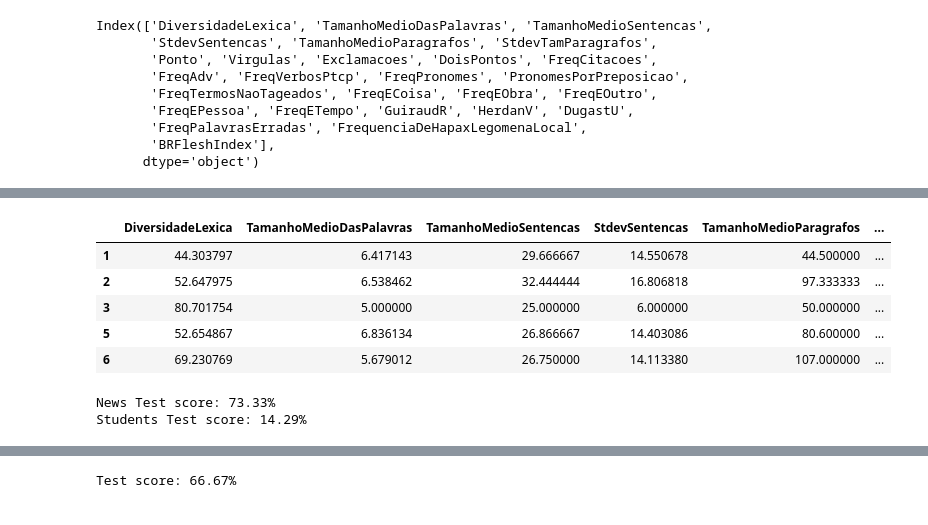
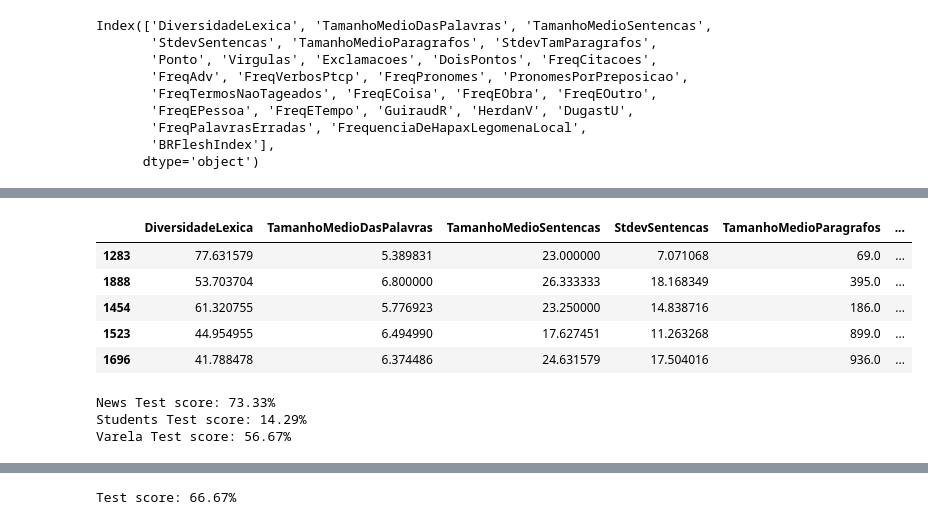
Before and after one commit to Daanielvb/authorship-classification, a Jupyter notebook: news_dataset_comparison.ipynb, the cells around one changed output, grey strips where cells are left out. Cells and saved outputs as stored; diff of their text form; code cells hidden in the pictures.

```diff
--- a/news_dataset_comparison.ipynb
+++ b/news_dataset_comparison.ipynb
@@ -31,6 +31,14 @@ print(id)
 news_filename = 'news-data.csv'
 downloaded = drive.CreateFile({'id':id})
 downloaded.GetContentFile(news_filename)
+
+# varela stylo dataset
+varela_link = 'https://drive.google.com/open?id=1_RZDCOie5xAD2IMcrLFFMNZjkzHtZQEl'
+fluff, id = varela_link.split('=')
+print(id)
+varela_filename = 'varela-data.csv'
+downloaded = drive.CreateFile({'id':id})
+downloaded.GetContentFile(varela_filename)
 # %% [output]
 15e0XWZR1CYx0nyBOLasWJuwMyFgF-U5l
 1C5MS8fWH2yS5GKS_TVddhuXPgR63JC-c
@@ -72,6 +91,10 @@ from imblearn.over_sampling import SMOTE
 # read dataset
 df = pd.read_csv(filename)
 df_news = pd.read_csv(news_filename)
+df_varela = pd.read_csv(varela_filename)
+
+# Remove subject column
+df_varela.pop('Subject')
 
 # Remove single class entries (We need at least 3 samples of an author)#
 df = df.groupby('Author').filter(lambda x: len(x) > 3)
@@ -80,6 +113,7 @@ df = df.groupby('Author').filter(lambda x: len(x) > 3)
 
 y = df.pop('Author')
 y_news = df_news.pop('Author')
+y_varela = df_varela.pop('Author')
 
 le = LabelEncoder()
 le.fit(y)
@@ -87,6 +121,10 @@ encoded_Y = le.transform(y)
 
 le.fit(y_news)
 encoded_y_news = le.transform(y_news)
+
+le = LabelEncoder()
+le.fit(y_varela)
+encoded_Y_varela = le.transform(y_varela)
 # %%
 # Feature selection
 
@@ -256,17 +298,21 @@ X_test, X_val, y_test, y_val = train_test_split(X_test, y_test, random_state=7,
 
 X_student, X_student_test, Y_student, Y_student_test = train_test_split(df.values, encoded_Y, random_state=11, test_size=0.2)
 X_student_test, X_student_val, Y_student_test, y_student_val = train_test_split(X_student_test, Y_student_test, random_state=11, test_size=0.5)
+
+X_varela, X_varela_test, Y_varela, y_varela_test = train_test_split(df_varela, encoded_Y_varela, random_state=7, test_size=0.3)
+X_varela_test, X_varela_val, y_varela_test, y_varela_val = train_test_split(X_varela_test, y_varela_test, random_state=7, test_size=0.5)
 # %%
-df.head()
+X_varela.head()
 # %% [output]
 |  | DiversidadeLexica | TamanhoMedioDasPalavras | TamanhoMedioSentencas | StdevSentencas | TamanhoMedioParagrafos | ... |
-| 1 | 44.303797 | 6.417143 | 29.666667 | 14.550678 | 44.500000 | ... |
-| 2 | 52.647975 | 6.538462 | 32.444444 | 16.806818 | 97.333333 | ... |
-| 3 | 80.701754 | 5.000000 | 25.000000 | 6.000000 | 50.000000 | ... |
-| 5 | 52.654867 | 6.836134 | 26.866667 | 14.403086 | 80.600000 | ... |
-| 6 | 69.230769 | 5.679012 | 26.750000 | 14.113380 | 107.000000 | ... |
+| 1283 | 77.631579 | 5.389831 | 23.000000 | 7.071068 | 69.0 | ... |
+| 1888 | 53.703704 | 6.800000 | 26.333333 | 18.168349 | 395.0 | ... |
+| 1454 | 61.320755 | 5.776923 | 23.250000 | 14.838716 | 186.0 | ... |
+| 1523 | 44.954955 | 6.494990 | 17.627451 | 11.263268 | 899.0 | ... |
+| 1696 | 41.788478 | 6.374486 | 24.631579 | 17.504016 | 936.0 | ... |
 # %%
 model = ExtraTreesClassifier(n_estimators=350, random_state=11)
+
 model.fit(X, Y)
 
 y_pred = model.predict(X_test)
@@ -282,8 +328,18 @@ y_pred = model.predict(X_student_test)
 
 score = accuracy_score(Y_student_test, y_pred)
 print("Students Test score: %.2f%%" % (score * 100))
+
+
+model = ExtraTreesClassifier(n_estimators=800, random_state=11)
+model.fit(X_varela, Y_varela)
+
+y_pred = model.predict(X_varela_test)
+
+score = accuracy_score(y_varela_test, y_pred)
+print("Varela Test score: %.2f%%" % (score * 100))
 # %% [output]
 News Test score: 73.33%
 Students Test score: 14.29%
+Varela Test score: 56.67%
 # %%
 # Hyper-tuning our classifiers
```
Also changed, not shown: parts of 20 cells of this notebook.
